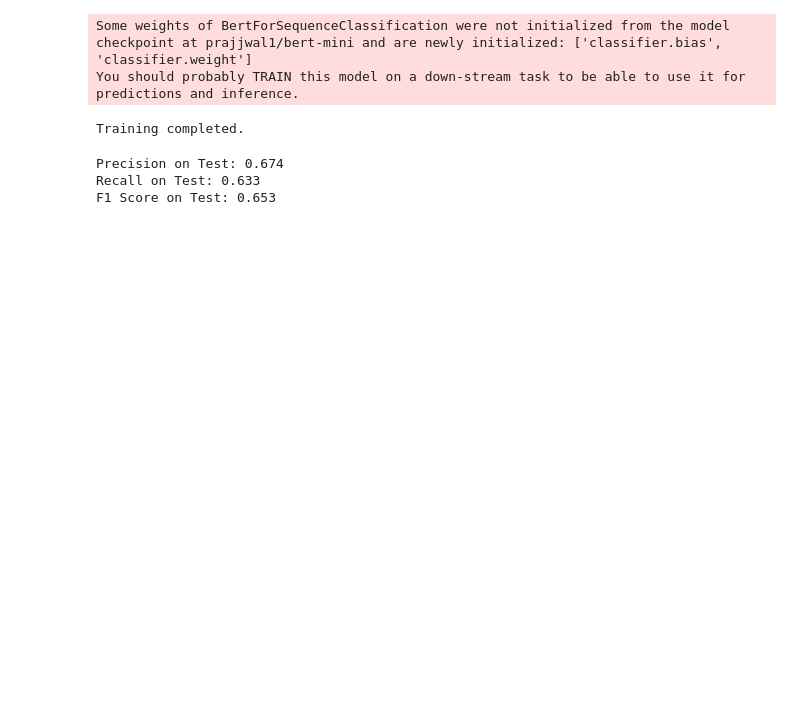
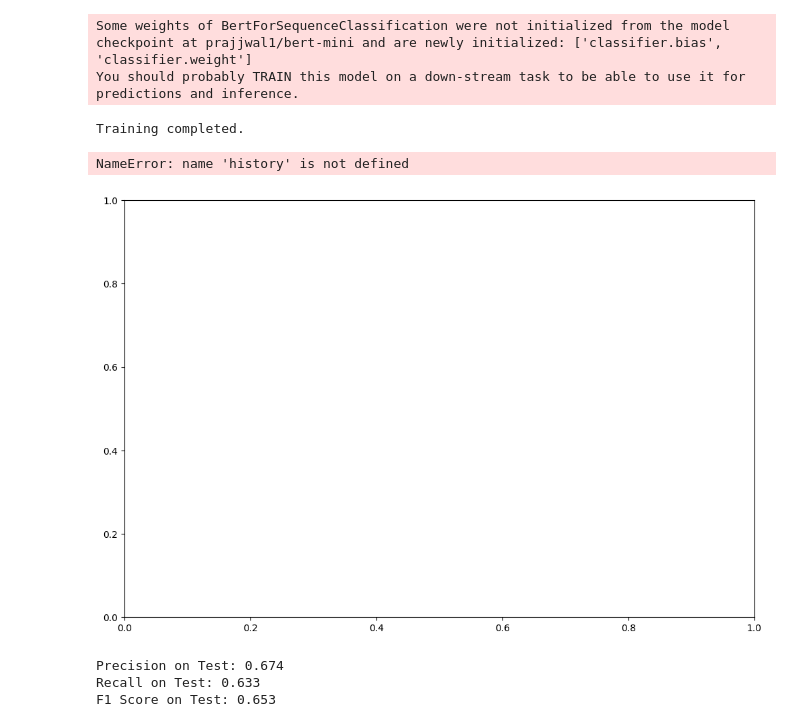
Before and after one commit to tulane-cmps6730/project-reddit, a Jupyter notebook: notebooks/New_Bert.ipynb, the cells around one changed output. Drawn from its saved outputs; the diff is of its cells as text; code cells hidden in the pictures; blank space fills up the shorter version.

```diff
--- a/notebooks/New_Bert.ipynb
+++ b/notebooks/New_Bert.ipynb
@@ -85,3 +84,19 @@ model.save_pretrained('./bert.pth')
 Some weights of BertForSequenceClassification were not initialized from the model checkpoint at prajjwal1/bert-mini and are newly initialized: ['classifier.bias', 'classifier.weight']
 You should probably TRAIN this model on a down-stream task to be able to use it for predictions and inference.
 Training completed.
+# %%
+fig, ax = plt.subplots(1, 1, figsize=(12,8))
+ax.plot(history.history['accuracy'], 'r', label='Training Accuracy')
+ax.plot(history.history['val_accuracy'], 'b' ,label='Validation Accuracy')
+ax.set_xlabel(r'Epoch', fontsize=20)
+ax.set_ylabel(r'Accuracy', fontsize=20)
+ax.set_title('Training and Validation Accuracy', fontsize=24)
+ax.legend()
+ax.tick_params(labelsize=20)
+
+fig.savefig('/Users/jackiecollopy/Downloads/project-reddit/notebooks/accuracy_plot_bert.png')
+
+plt.show()
+# %% [output]
+NameError: name 'history' is not defined
+[figure, added]
```
Also changed, not shown: parts of 3 cells of this notebook, 7 other files.
